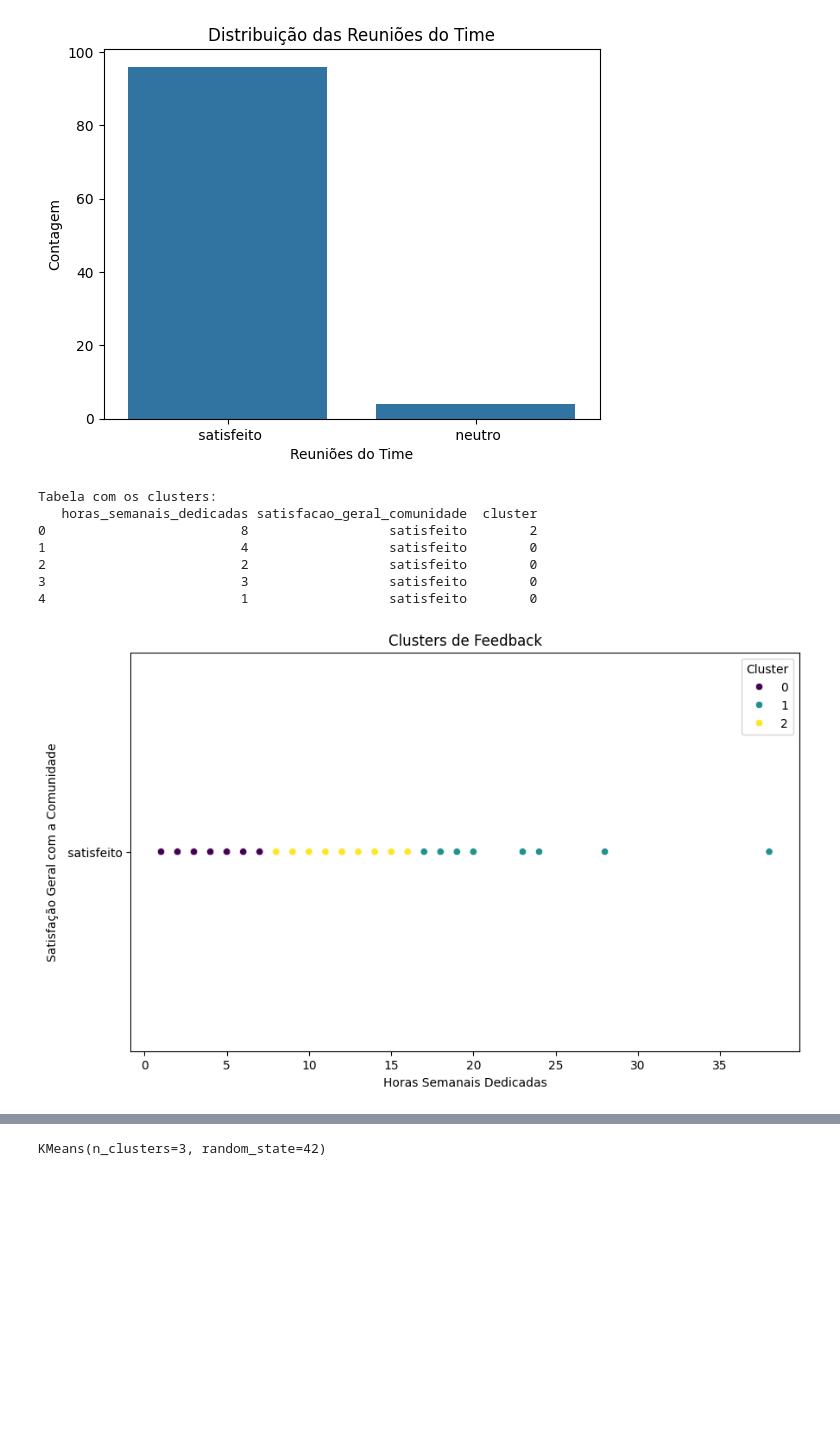
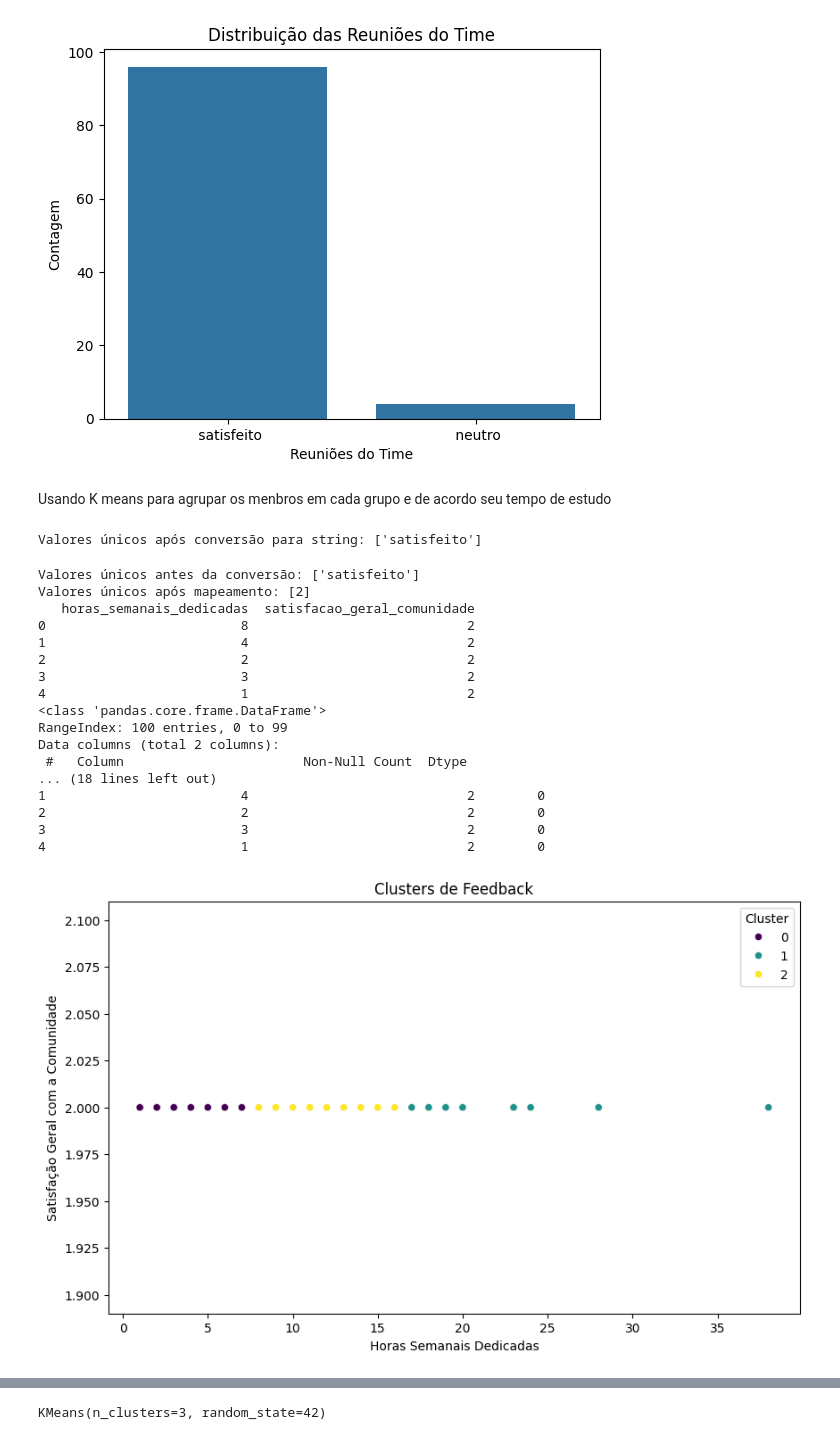
Before and after one commit to Mjapo/TrilhaFinalDadosJR, a Jupyter notebook: Codigo/analise.ipynb, the cells around one changed output, grey strips where cells are left out. Cells and saved outputs as stored; diff of their text form; code cells hidden in the pictures; blank space fills up the shorter version.

```diff
--- a/Codigo/analise.ipynb
+++ b/Codigo/analise.ipynb
@@ -404,35 +475,87 @@ plt.ylabel('Contagem')
 plt.show()
 # %% [output]
 [figure]
+# %% [markdown]
+Usando K means para agrupar os menbros em cada grupo e de acordo seu tempo de estudo
+# %%
+# Converter a coluna para string e verificar valores únicos
+FeedBack['satisfacao_geral_comunidade'] = FeedBack['satisfacao_geral_comunidade'].astype(str).str.strip()
+
+# Verificar valores únicos após a conversão
+print("Valores únicos após conversão para string:", FeedBack['satisfacao_geral_comunidade'].unique())
+# %% [output]
+Valores únicos após conversão para string: ['satisfeito']
 # %%
 from sklearn.cluster import KMeans
 import seaborn as sns
 import matplotlib.pyplot as plt
+import pandas as pd
+import numpy as np
 
-# Supondo que X seja seu DataFrame com as variáveis de entrada
+# Verifique se há valores ausentes e preencha-os com a média ou outro método adequado
+FeedBack['horas_semanais_dedicadas'] = FeedBack['horas_semanais_dedicadas'].fillna(FeedBack['horas_semanais_dedicadas'].mean())
+
+# Converter a coluna para string e remover espaços em branco dos valores de 'satisfacao_geral_comunidade'
+FeedBack['satisfacao_geral_comunidade'] = FeedBack['satisfacao_geral_comunidade'].astype(str).str.strip()
+
+# Verificar valores únicos na coluna 'satisfacao_geral_comunidade'
+print("Valores únicos antes da conversão:", FeedBack['satisfacao_geral_comunidade'].unique())
+
+# Mapear a satisfação geral para valores numéricos
+mapeamento_satisfacao = {
+    'satisfeito': 2,
+    'neutro': 1,
+    'insatisfeito': 0
+}
+
+FeedBack['satisfacao_geral_comunidade'] = FeedBack['satisfacao_geral_comunidade'].map(mapeamento_satisfacao)
+
+# Verificar se houve valores não mapeados e tratar valores ausentes
+print("Valores únicos após mapeamento:", FeedBack['satisfacao_geral_comunidade'].unique())
+FeedBack['satisfacao_geral_comunidade'] = FeedBack['satisfacao_geral_comunidade'].fillna(1)
+
+# Verifique se a conversão foi bem-sucedida
+print(FeedBack[['horas_semanais_dedicadas', 'satisfacao_geral_comunidade']].head())
+
+# Selecione as colunas para clustering
+X = FeedBack[['horas_semanais_dedicadas', 'satisfacao_geral_comunidade']]
+
+# Verifique se há valores não numéricos ou nulos restantes em X
+print(X.info())
+print(X.describe())
 
 # Clustering
 kmeans = KMeans(n_clusters=3, random_state=42)
 FeedBack['cluster'] = kmeans.fit_predict(X)
 
 # Imprimir a tabela com a coluna de clusters
 print("Tabela com os clusters:")
 print(FeedBack[['horas_semanais_dedicadas', 'satisfacao_geral_comunidade', 'cluster']].head())
 
 # Visualização dos clusters
 plt.figure(figsize=(10, 6))
 sns.scatterplot(x='horas_semanais_dedicadas', y='satisfacao_geral_comunidade', hue='cluster', data=FeedBack, palette='viridis')
 plt.title('Clusters de Feedback')
 plt.xlabel('Horas Semanais Dedicadas')
 plt.ylabel('Satisfação Geral com a Comunidade')
 plt.legend(title='Cluster')
 plt.show()
 # %% [output]
-Tabela com os clusters:
-   horas_semanais_dedicadas satisfacao_geral_comunidade  cluster
-0                         8                  satisfeito        2
-1                         4                  satisfeito        0
-2                         2                  satisfeito        0
-3                         3                  satisfeito        0
-4                         1                  satisfeito        0
+Valores únicos antes da conversão: ['satisfeito']
+Valores únicos após mapeamento: [2]
+   horas_semanais_dedicadas  satisfacao_geral_comunidade
+0                         8                            2
+1                         4                            2
+2                         2                            2
+3                         3                            2
+4                         1                            2
+<class 'pandas.core.frame.DataFrame'>
+RangeIndex: 100 entries, 0 to 99
+Data columns (total 2 columns):
+ #   Column                       Non-Null Count  Dtype
+... (18 lines left out)
+1                         4                            2        0
+2                         2                            2        0
+3                         3                            2        0
+4                         1                            2        0
-[figure, old version]
+[figure, new version]
```
Also changed, not shown: parts of 56 cells of this notebook.
